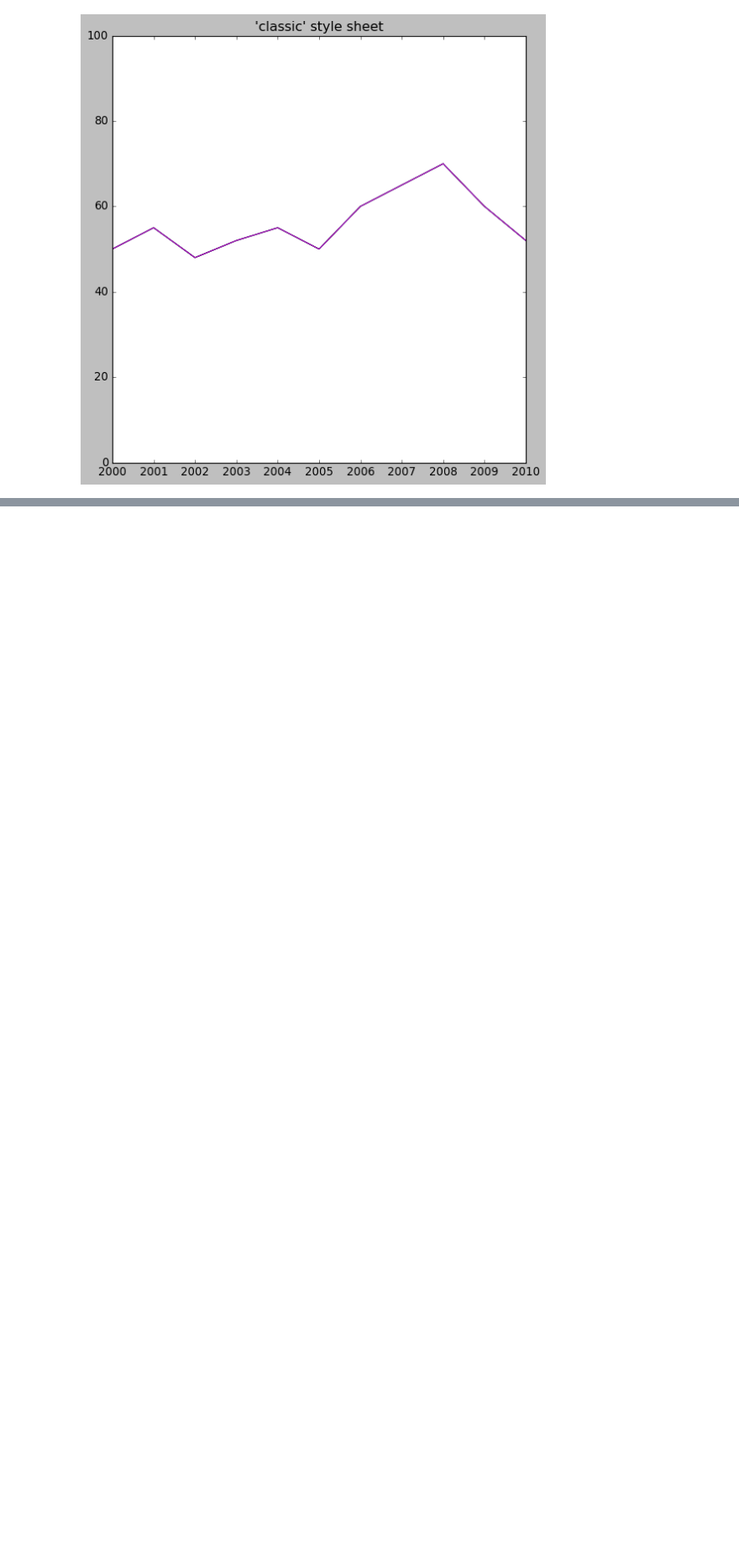
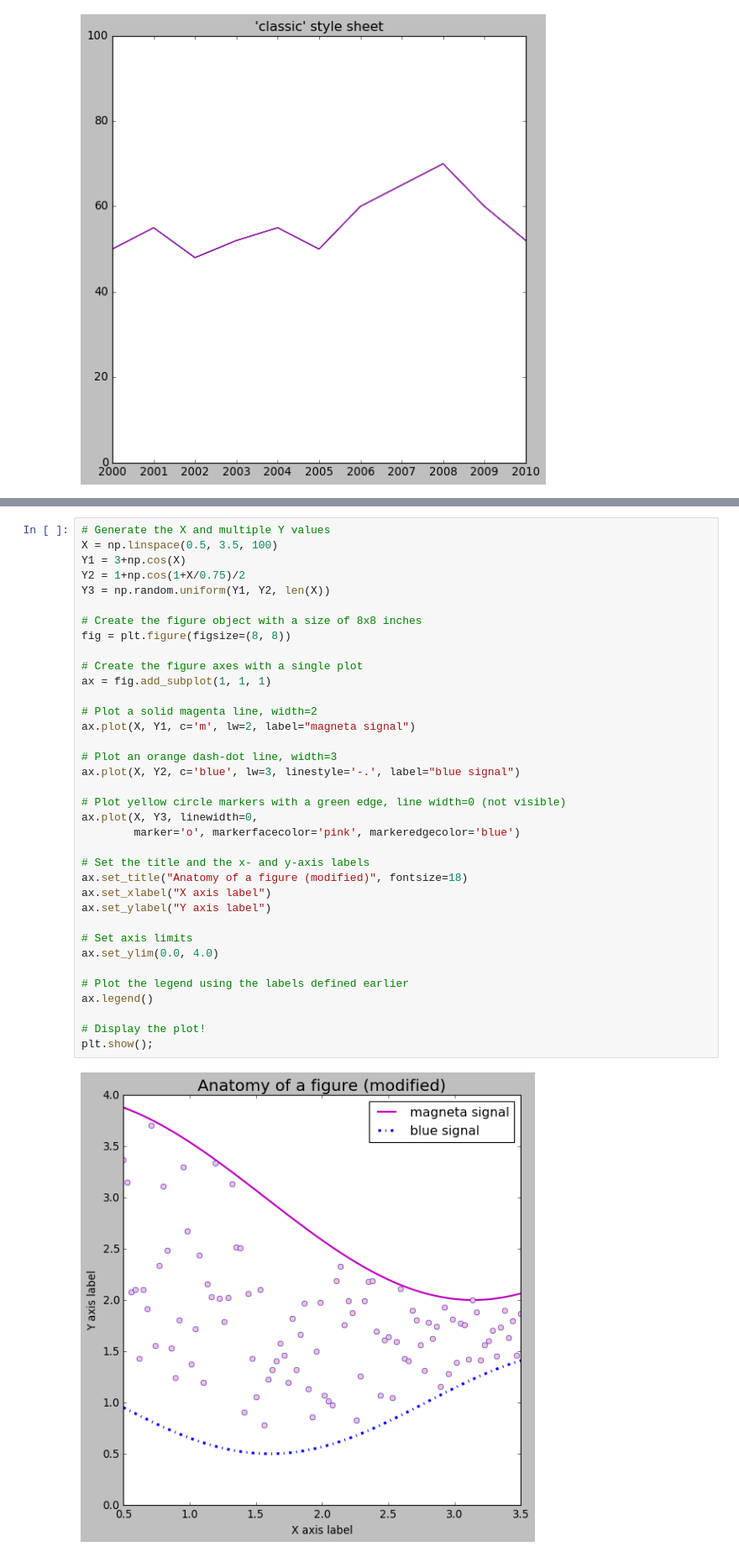
Before and after one commit to Tyler9937/Data-Science-and-Computer-Science-Fundamentals, a Jupyter notebook: Statistics Fundementals/Data Wrangling and Storytelling/Make Explanatory Visualizations.ipynb, the cells around one changed output, grey strips where cells are left out. Shown at 84% size. Drawn from its saved outputs; the diff is of its cells as text; blank space fills up the shorter version.

Commit message:
Plotting

```diff
--- a/Statistics Fundementals/Data Wrangling and Storytelling/Make Explanatory Visualizations.ipynb
+++ b/Statistics Fundementals/Data Wrangling and Storytelling/Make Explanatory Visualizations.ipynb
@@ -138,0 +141,38 @@ plt.show()
+# %%
+# Generate the X and multiple Y values
+X = np.linspace(0.5, 3.5, 100)
+Y1 = 3+np.cos(X)
+Y2 = 1+np.cos(1+X/0.75)/2
+Y3 = np.random.uniform(Y1, Y2, len(X))
+
+# Create the figure object with a size of 8x8 inches
+fig = plt.figure(figsize=(8, 8))
+
+# Create the figure axes with a single plot
+ax = fig.add_subplot(1, 1, 1)
+
+# Plot a solid magenta line, width=2
+ax.plot(X, Y1, c='m', lw=2, label="magneta signal")
+
+# Plot an orange dash-dot line, width=3
+ax.plot(X, Y2, c='blue', lw=3, linestyle='-.', label="blue signal")
+
+# Plot yellow circle markers with a green edge, line width=0 (not visible)
+ax.plot(X, Y3, linewidth=0,
+        marker='o', markerfacecolor='pink', markeredgecolor='blue')
+
+# Set the title and the x- and y-axis labels
+ax.set_title("Anatomy of a figure (modified)", fontsize=18)
+ax.set_xlabel("X axis label")
+ax.set_ylabel("Y axis label")
+
+# Set axis limits
+ax.set_ylim(0.0, 4.0)
+
+# Plot the legend using the labels defined earlier
+ax.legend()
+
+# Display the plot!
+plt.show();
+# %% [output]
+[figure, added]
```
Also changed, not shown: parts of 7 cells of this notebook.
